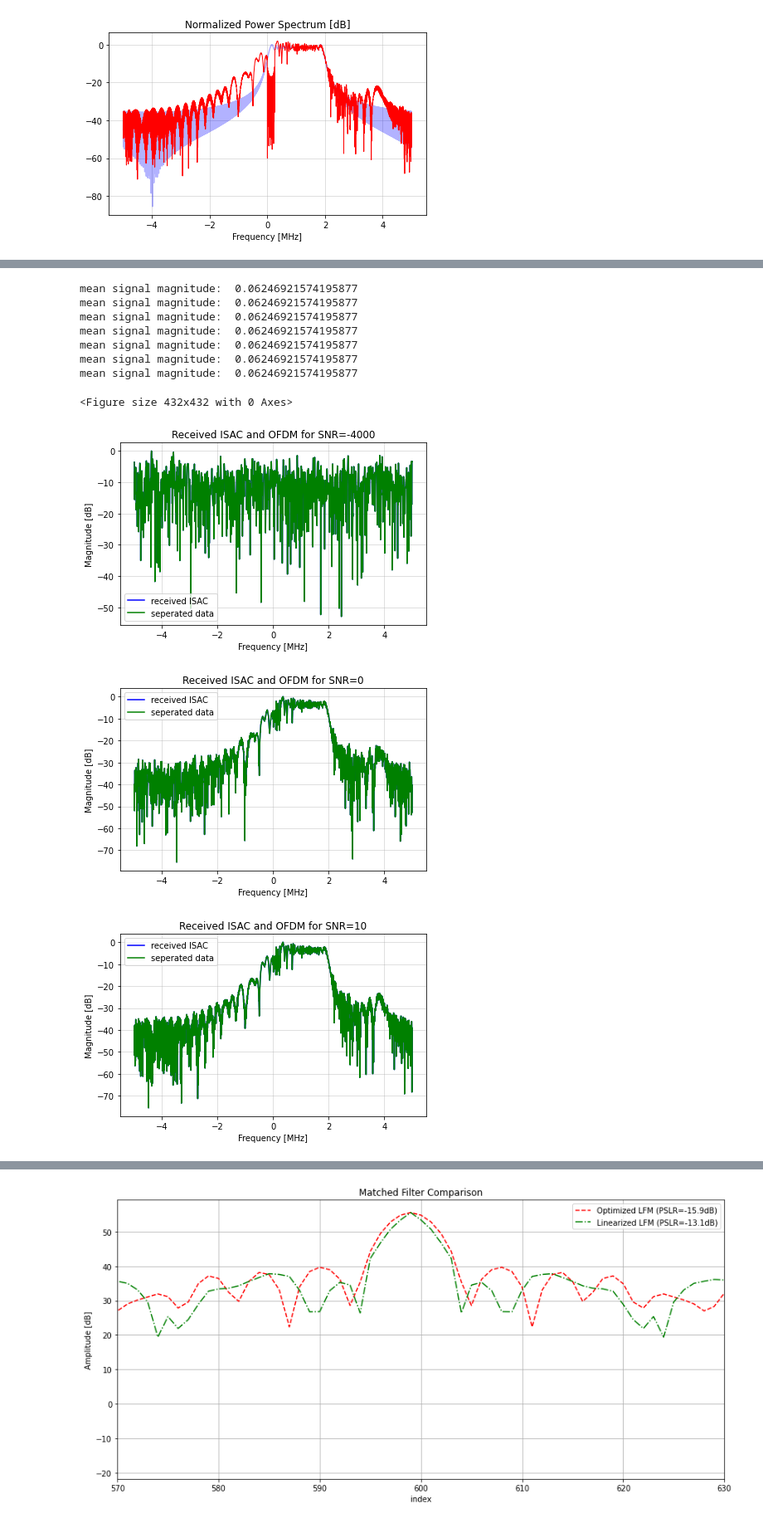
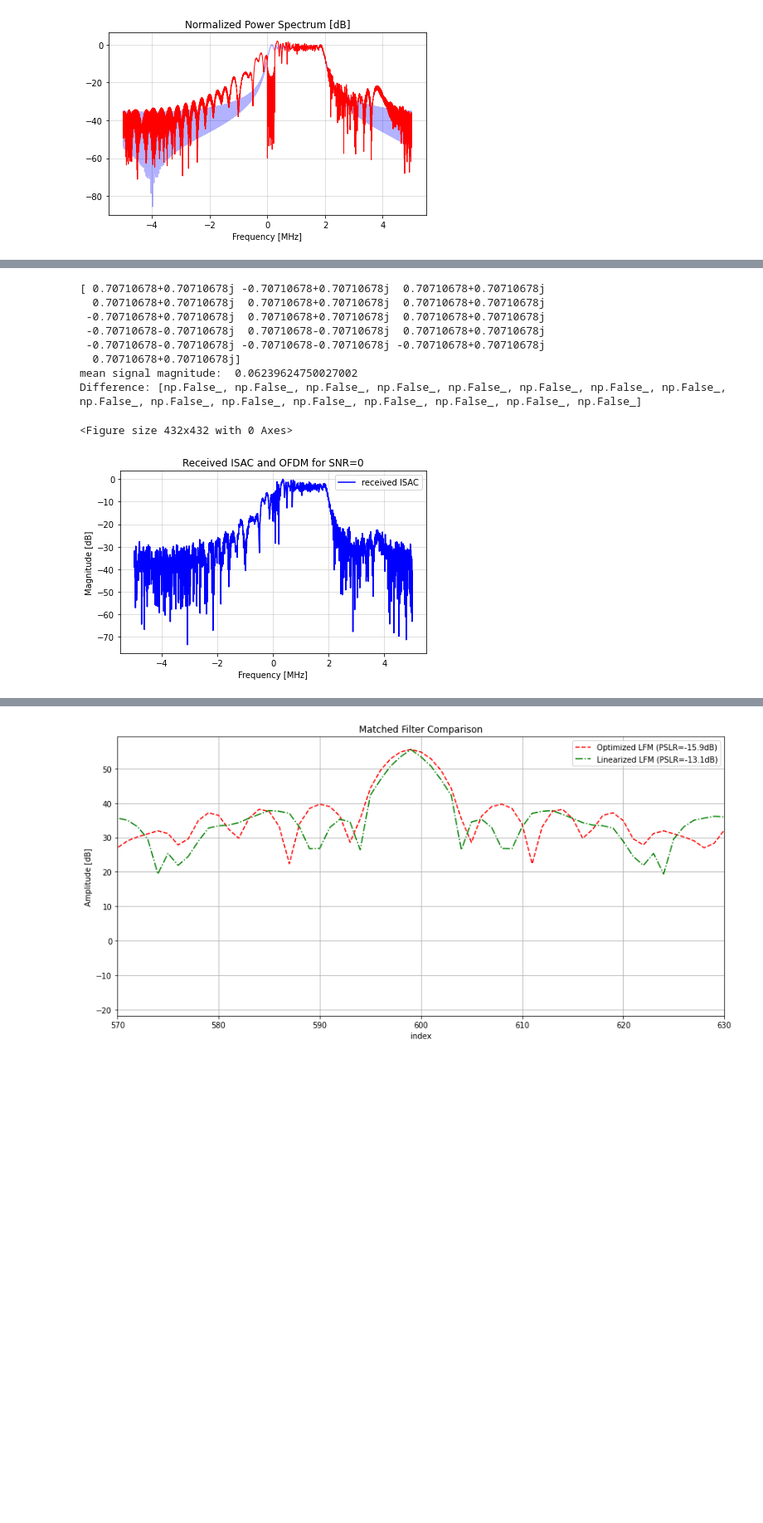
Before and after one commit to OriNik100/Spec_Null, a Jupyter notebook: non_linear_eq3.ipynb, the cells around one changed output, grey strips where cells are left out. Shown at 83% size. Saved outputs shown, nothing was run; the diff lists cells and outputs as text; code cells hidden in the pictures; blank space fills up the shorter version.

```diff
--- a/non_linear_eq3.ipynb
+++ b/non_linear_eq3.ipynb
@@ -391,7 +391,7 @@ Freq 0.25 MHz: -52.65 dB
 [figure]
 # %%
 # OFDM signal generation
-from OFDM_2 import OFDM
+from OFDM_2 import OFDM, OFDM_demodulate
 import OFDM_2
 
 def QPSK_modulation(bits):
@@ -415,7 +415,7 @@ def QPSK_modulation(bits):
             symbols[i] = -1 - 1j
     return symbols/np.sqrt(2) # return normalized bits
 
-bits = np.random.randint(0, 2, 32*16*2)
+bits = np.random.randint(0, 2, 16*2)
 QPSK_data = QPSK_modulation(bits)
 
 OFDM_signal = OFDM(QPSK_data, t=t, num=16, normalize=True)
@@ -446,6 +446,7 @@ plt.show()
 For now, we assume a non-observable environment.
 The Sensing part of the signal will only be checked by the PSLR-ISLR metrics.
 """
+np.random.seed(1)
 
 
 def isac_to_data (isac_signal, nulled_chirp, new=True):
@@ -458,49 +459,61 @@ def isac_receiver(isac_signal, nulled_chirp):
     r_t = isac_to_data(isac_signal, nulled_chirp)
     return OFDM_2.OFDM_demodulate(r_t, 16)
 
 
 SNR = [-4000, 0, 10, 20, 30, 40, 1000]
 StC_ratio = [0.5, 1, 2] # Sensing to Communication ratio
 sigma = []
 
 plt.figure(figsize=(6, 6))
 
-for SNR_val in SNR:
+def channel (isac_signal=isac_signal, SNR_val=0, seed=1):
+    np.random.seed(seed)
     print("mean signal magnitude: ", np.abs(np.mean(isac_signal)))
     sigma = np.abs(np.mean(isac_signal))/(10**(SNR_val/20))
     noise = np.random.normal(0, sigma/2, size=len(isac_signal)) + 1j*np.random.normal(0, sigma/2, size=len(isac_signal))
 
     # AWGN channel
     r_t = isac_signal + noise
-    R_freqs, R = hlp.spectrum(r_t, Fs, 2**14)
+
+    # print this
+    _, R = hlp.spectrum(r_t, Fs, 2**14)
     R_norm= 20*np.log10(np.abs(R)/np.max(np.abs(R)) + 1e-400)
-
-    r_data = isac_to_data(isac_signal=r_t, nulled_chirp=s_final_np)
-    R_data_freqs, R_data = hlp.spectrum(r_data, Fs, 2**14)
-    R_data_norm = 20*np.log10(np.abs(R_data)/np.max(np.abs(R_data)) + 1e-400)
-
-
 
     plt.figure()
     plt.plot(freqs/1e6, R_norm, label='received ISAC', color='blue')
-    plt.plot(ISAC_freqs/1e6, R_data_norm, label='seperated data', color='green')
     # plt.plot(freqs/1e6, S_final_norm, label='Final Signal', color='red')
     plt.title(f"Received ISAC and OFDM for SNR={SNR_val}")
     plt.xlabel("Frequency [MHz]")
     plt.ylabel("Magnitude [dB]")
     plt.legend()
     plt.grid(True, alpha=0.5)
     plt.tight_layout()
+
+
+    return r_t
+
+def receiver (r_t, num=16, T=T, t=t):
+    t = np.array(t)
+    r_t = np.array(r_t)
+    fs = len(t)/T
+    z_n = OFDM_demodulate(np.array(r_t), num=16, t=t, T=T)/abs(np.mean(r_t))
+    return np.array(z_n)
+print(QPSK_data)
+received_symbols = receiver(channel(SNR_val=0), t=t, T=T)
+
+is_different = list(np.abs(QPSK_data - received_symbols) > 0.5)
+print("Difference:", is_different)
+
+
 plt.show()
 # %% [output]
-mean signal magnitude:  0.06246921574195877
-mean signal magnitude:  0.06246921574195877
-mean signal magnitude:  0.06246921574195877
-mean signal magnitude:  0.06246921574195877
-mean signal magnitude:  0.06246921574195877
-mean signal magnitude:  0.06246921574195877
-mean signal magnitude:  0.06246921574195877
+[ 0.70710678+0.70710678j -0.70710678+0.70710678j  0.70710678+0.70710678j
+  0.70710678+0.70710678j  0.70710678+0.70710678j  0.70710678+0.70710678j
+ -0.70710678+0.70710678j  0.70710678+0.70710678j  0.70710678+0.70710678j
+ -0.70710678-0.70710678j  0.70710678-0.70710678j  0.70710678+0.70710678j
+ -0.70710678-0.70710678j -0.70710678-0.70710678j -0.70710678+0.70710678j
+  0.70710678+0.70710678j]
+mean signal magnitude:  0.06239624750027002
+Difference: [np.False_, np.False_, np.False_, np.False_, np.False_, np.False_, np.False_, np.False_, np.False_, np.False_, np.False_, np.False_, np.False_, np.False_, np.False_, np.False_]
 <Figure size 432x432 with 0 Axes>
-[figure, old version]
+[figure, new version]
-[figure, removed]
-[figure, removed]
```
Also changed, not shown: parts of 3 cells of this notebook, 1 other file.
